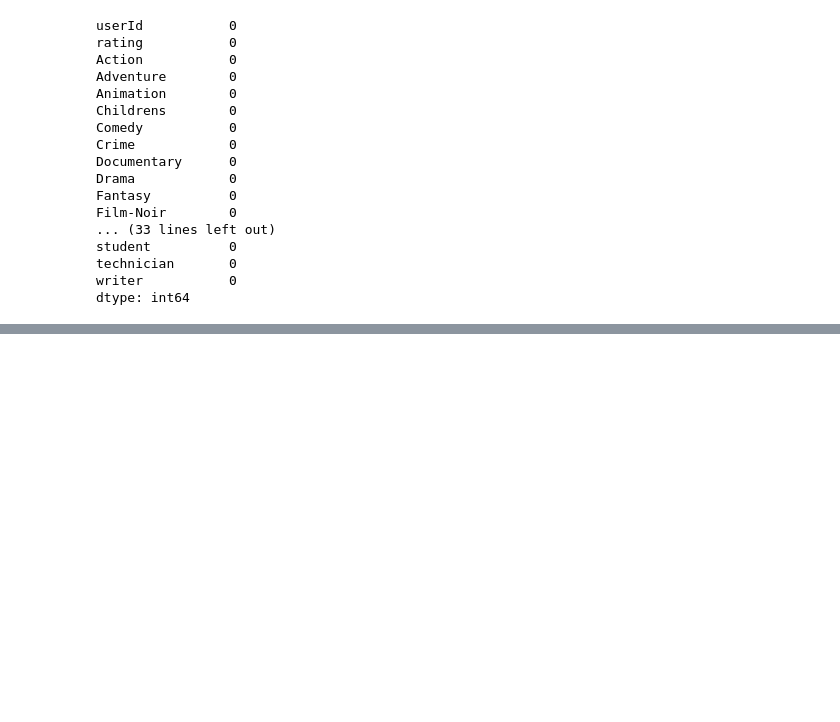
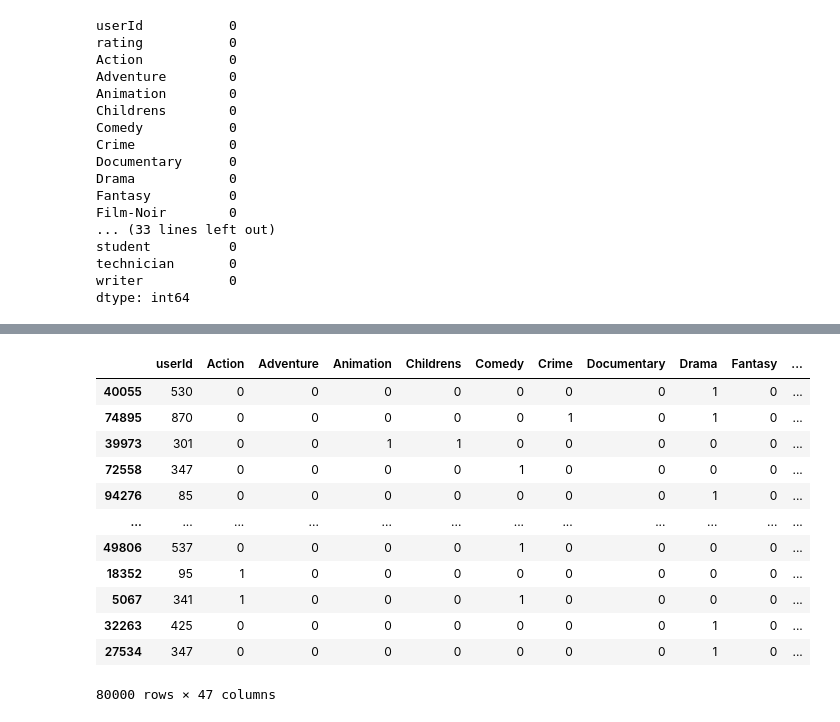
Before and after one commit to Harry-Turner/Python, a Jupyter notebook: ML_UserProfiles.ipynb, the cells around one changed output, grey strips where cells are left out. Drawn from its saved outputs; the diff is of its cells as text; code cells hidden in the pictures; blank space fills up the shorter version.

Commit message:
Created training & test data, created model to work on them and find best estimator then used that estimator to create "best" model. Then obtained an error from that.

```diff
--- a/ML_UserProfiles.ipynb
+++ b/ML_UserProfiles.ipynb
@@ -256,3 +256,23 @@ student          0
 technician       0
 writer           0
 dtype: int64
+# %%
+from sklearn.linear_model import Ridge
+
+from sklearn.model_selection import GridSearchCV
+
+#Create base ridge model
+ridge_model = Ridge()
+
+alpha = []
+
+ALPHA_LENGTH = 7
+
+import numpy
+
+# Create list of estimator numbers
+for i in range(ALPHA_LENGTH):
+
+  alpha.extend(numpy.arange(10**(i-5), 10**(i-4), 10**(i-5)*2))
+
+alpha
@@ -258,0 +297,43 @@ dtype: int64
+# %%
+# Create dictionary of estimators
+parameters = { "alpha": alpha }
+
+NUMBER_OF_FOLDS = 5
+
+# Used to evaluate how well a model perfoms and compare different models using the estimator
+ridge_cross_validation = GridSearchCV(estimator = ridge_model,
+                                      param_grid= parameters,
+                                      scoring = "neg_mean_absolute_error",
+                                      cv = NUMBER_OF_FOLDS,
+                                      return_train_score=True,
+                                      verbose = 1)
+
+COLUMN_AXIS = 1
+
+# Independent data
+X = merged_dataframes.drop("rating",
+                           axis = COLUMN_AXIS)
+
+# Dependent data
+y = merged_dataframes.rating
+
+from sklearn.model_selection import train_test_split
+
+# Split in to groups with a test size of 20% (i.e./ 20k)
+X_train, X_test, y_train, y_test = train_test_split(X, y, test_size = 0.2)
+
+X_train
+# %% [output]
+|  | userId | Action | Adventure | Animation | Childrens | Comedy | Crime | Documentary | Drama | Fantasy | ... |
+| 40055 | 530 | 0 | 0 | 0 | 0 | 0 | 0 | 0 | 1 | 0 | ... |
+| 74895 | 870 | 0 | 0 | 0 | 0 | 0 | 1 | 0 | 1 | 0 | ... |
+| 39973 | 301 | 0 | 0 | 1 | 1 | 0 | 0 | 0 | 0 | 0 | ... |
+| 72558 | 347 | 0 | 0 | 0 | 0 | 1 | 0 | 0 | 0 | 0 | ... |
+| 94276 | 85 | 0 | 0 | 0 | 0 | 0 | 0 | 0 | 1 | 0 | ... |
+| ... | ... | ... | ... | ... | ... | ... | ... | ... | ... | ... | ... |
+| 49806 | 537 | 0 | 0 | 0 | 0 | 1 | 0 | 0 | 0 | 0 | ... |
+| 18352 | 95 | 1 | 0 | 0 | 0 | 0 | 0 | 0 | 0 | 0 | ... |
+| 5067 | 341 | 1 | 0 | 0 | 0 | 1 | 0 | 0 | 0 | 0 | ... |
+| 32263 | 425 | 0 | 0 | 0 | 0 | 0 | 0 | 0 | 1 | 0 | ... |
+| 27534 | 347 | 0 | 0 | 0 | 0 | 0 | 0 | 0 | 1 | 0 | ... |
+80000 rows × 47 columns
```
Also changed, not shown: parts of 5 cells of this notebook.
